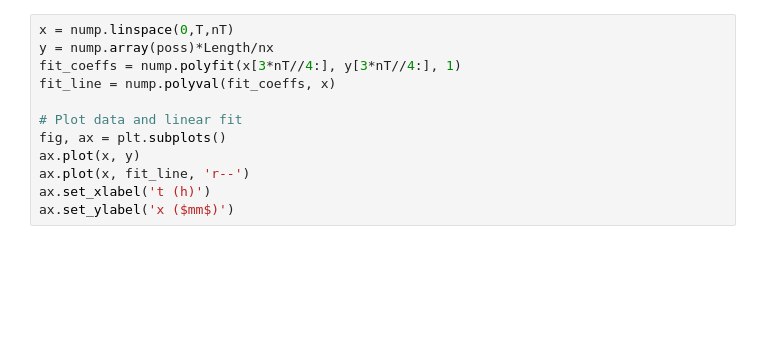
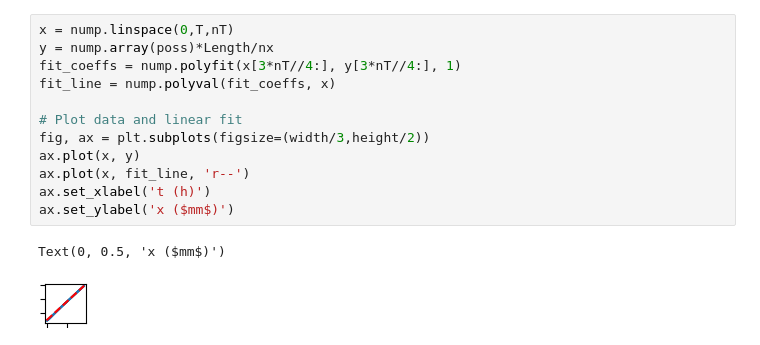
Before and after one commit to Cocopyth/model_integration, a Jupyter notebook: FigureS7D.ipynb, the cells around one changed output. Cells and saved outputs as stored; diff of their text form; blank space fills up the shorter version.

```diff
--- a/FigureS7D.ipynb
+++ b/FigureS7D.ipynb
@@ -123,12 +132,15 @@ plt.savefig(os.path.join(path_figure,'FigureS7D.pdf'), transparent=True, bbox_in
 # %%
 x = nump.linspace(0,T,nT)
 y = nump.array(poss)*Length/nx
 fit_coeffs = nump.polyfit(x[3*nT//4:], y[3*nT//4:], 1)
 fit_line = nump.polyval(fit_coeffs, x)
 
 # Plot data and linear fit
-fig, ax = plt.subplots()
+fig, ax = plt.subplots(figsize=(width/3,height/2))
 ax.plot(x, y)
 ax.plot(x, fit_line, 'r--')
 ax.set_xlabel('t (h)')
 ax.set_ylabel('x ($mm$)')
+# %% [output]
+Text(0, 0.5, 'x ($mm$)')
+[figure, added]
```
Also changed, not shown: parts of 1 cell of this notebook, 10 other files.
